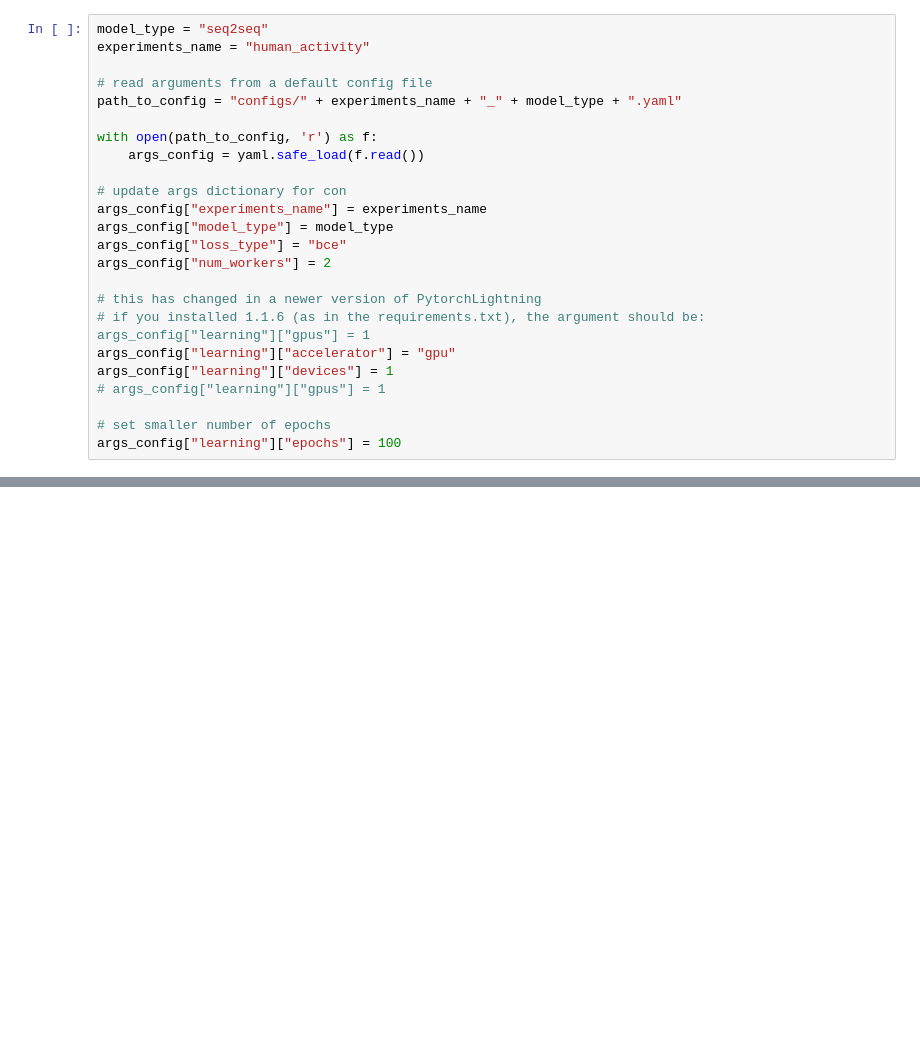
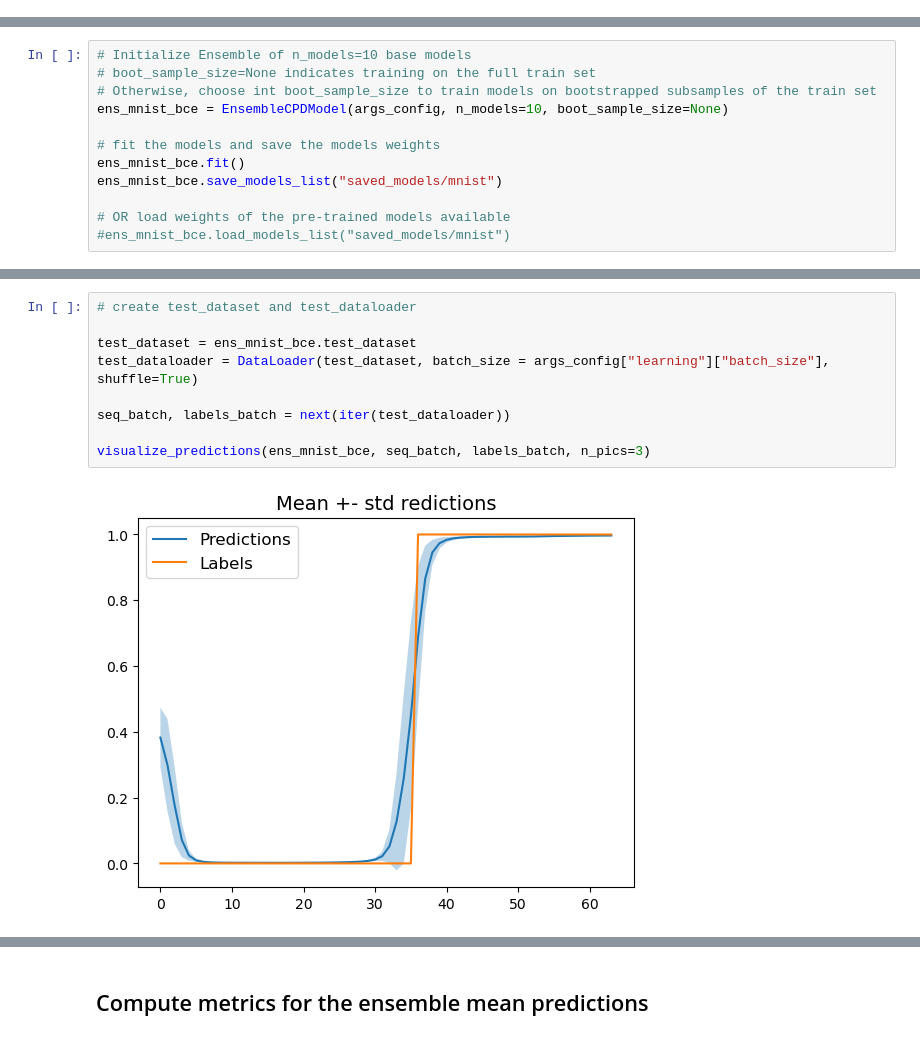
Before and after one commit to stalex2902/InDiD-with-uncertainty, a Jupyter notebook: CPD_Ensembles.ipynb, the cells around one changed output, grey strips where cells are left out. Drawn from its saved outputs; the diff is of its cells as text; blank space fills up the shorter version.

Commit message:
Add clean notebook for MNIST

```diff
--- a/CPD_Ensembles.ipynb
+++ b/CPD_Ensembles.ipynb
@@ -434,24 +0,0 @@ Fitting model number 2.
-# %%
-model_type = "seq2seq"
-experiments_name = "human_activity"
-
-# read arguments from a default config file
-path_to_config = "configs/" + experiments_name + "_" + model_type + ".yaml"
-
-with open(path_to_config, 'r') as f:
-    args_config = yaml.safe_load(f.read())
-
-# update args dictionary for con
-args_config["experiments_name"] = experiments_name
-args_config["model_type"] = model_type
-args_config["loss_type"] = "bce"
-args_config["num_workers"] = 2
-
-# this has changed in a newer version of PytorchLightning
-# if you installed 1.1.6 (as in the requirements.txt), the argument should be: args_config["learning"]["gpus"] = 1
-args_config["learning"]["accelerator"] = "gpu"
-args_config["learning"]["devices"] = 1
-# args_config["learning"]["gpus"] = 1
-
-# set smaller number of epochs
-args_config["learning"]["epochs"] = 100
@@ -771,0 +61,12 @@ Fitting model number 3.
+# %%
+# Initialize Ensemble of n_models=10 base models
+# boot_sample_size=None indicates training on the full train set
+# Otherwise, choose int boot_sample_size to train models on bootstrapped subsamples of the train set
+ens_mnist_bce = EnsembleCPDModel(args_config, n_models=10, boot_sample_size=None)
+
+# fit the models and save the models weights
+ens_mnist_bce.fit()
+ens_mnist_bce.save_models_list("saved_models/mnist")
+
+# OR load weights of the pre-trained models available
+#ens_mnist_bce.load_models_list("saved_models/mnist")
@@ -771,0 +117,11 @@ Fitting model number 3.
+# %%
+# create test_dataset and test_dataloader
+
+test_dataset = ens_mnist_bce.test_dataset
+test_dataloader = DataLoader(test_dataset, batch_size = args_config["learning"]["batch_size"], shuffle=True)
+
+seq_batch, labels_batch = next(iter(test_dataloader))
+
+visualize_predictions(ens_mnist_bce, seq_batch, labels_batch, n_pics=3)
+# %% [output]
+[figure, added]
@@ -771,0 +130,2 @@ Fitting model number 3.
+# %% [markdown]
+## Compute metrics for the ensemble mean predictions
```
Also changed, not shown: parts of 55 cells of this notebook.
